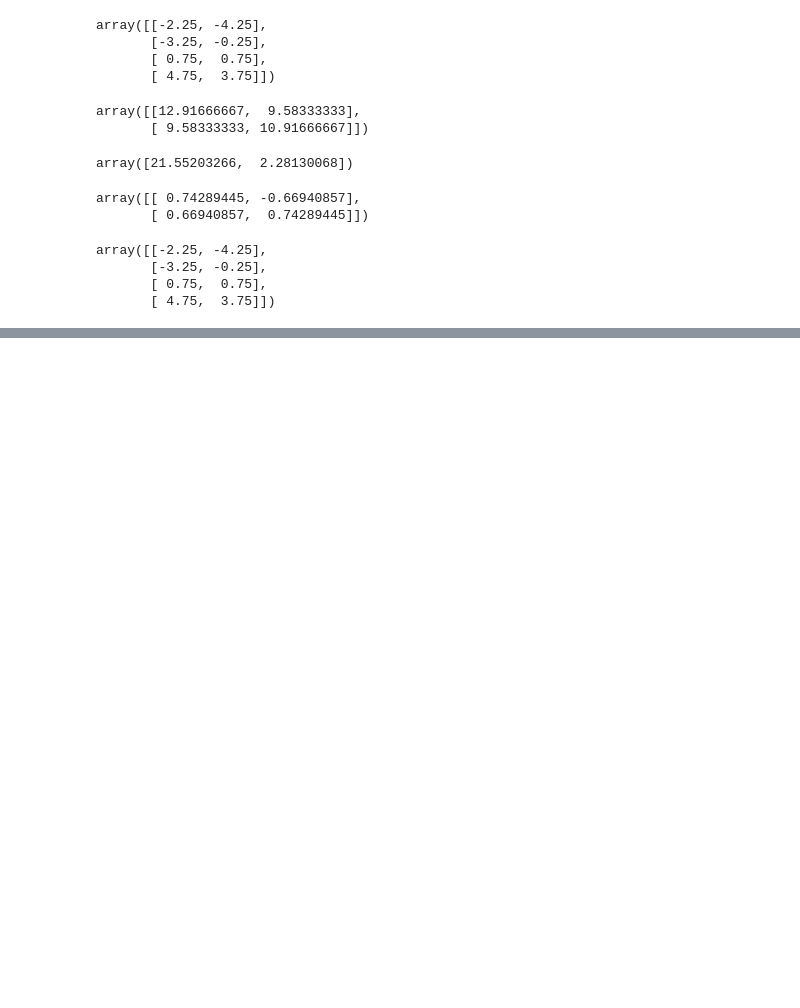
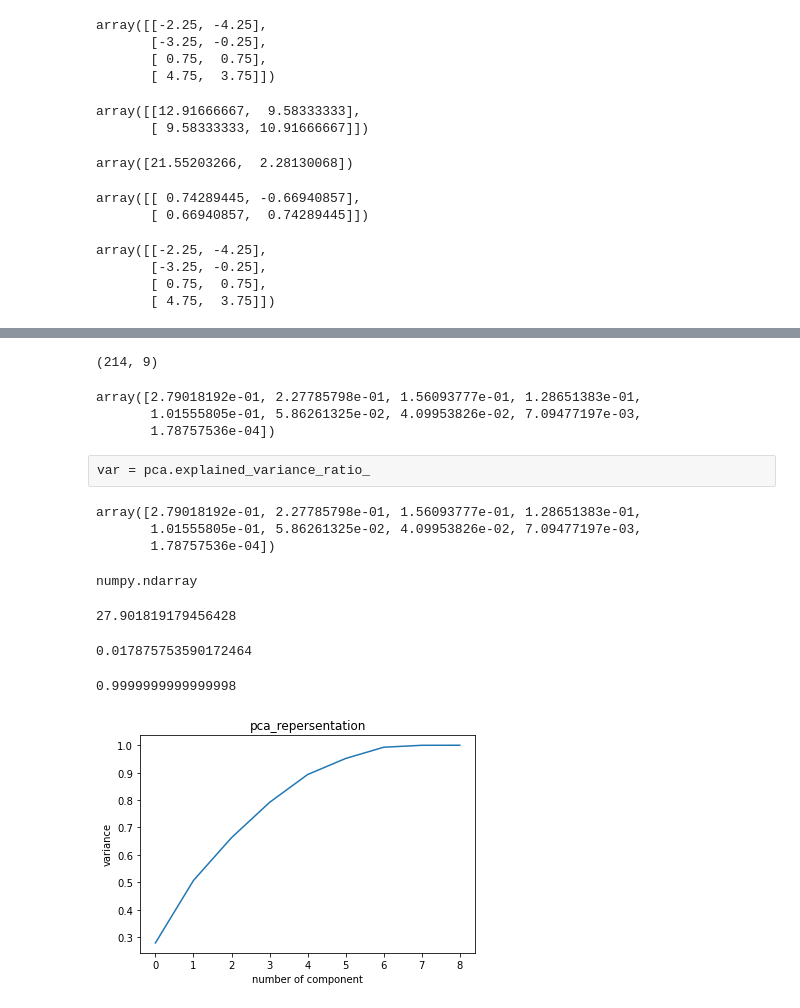
Before and after one commit to FazlullahBokhari/Machine-Learning, a Jupyter notebook: PCA.ipynb, the cells around one changed output, grey strips where cells are left out. Saved outputs shown, nothing was run; the diff lists cells and outputs as text; code cells hidden in the pictures; blank space fills up the shorter version.

```diff
--- a/PCA.ipynb
+++ b/PCA.ipynb
@@ -140,0 +302,43 @@ array([[-2.25, -4.25],
+# %%
+pcs_df.shape
+# %% [output]
+(214, 9)
+# %%
+pca.explained_variance_ratio_
+# %% [output]
+array([2.79018192e-01, 2.27785798e-01, 1.56093777e-01, 1.28651383e-01,
+       1.01555805e-01, 5.86261325e-02, 4.09953826e-02, 7.09477197e-03,
+       1.78757536e-04])
+# %% [raw]
+var = pca.explained_variance_ratio_
+# %%
+var
+# %% [output]
+array([2.79018192e-01, 2.27785798e-01, 1.56093777e-01, 1.28651383e-01,
+       1.01555805e-01, 5.86261325e-02, 4.09953826e-02, 7.09477197e-03,
+       1.78757536e-04])
+# %%
+type(var)
+# %% [output]
+numpy.ndarray
+# %%
+max(var)*100
+# %% [output]
+27.901819179456428
+# %%
+min(var)*100
+# %% [output]
+0.017875753590172464
+# %%
+sum(var)
+# %% [output]
+0.9999999999999998
+# %%
+plt.figure()
+plt.plot(np.cumsum(var))
+plt.xlabel("number of component")
+plt.ylabel("variance")
+plt.title("pca_repersentation")
+plt.show()
+# %% [output]
+[figure, added]
```
Also changed, not shown: parts of 38 cells of this notebook.
